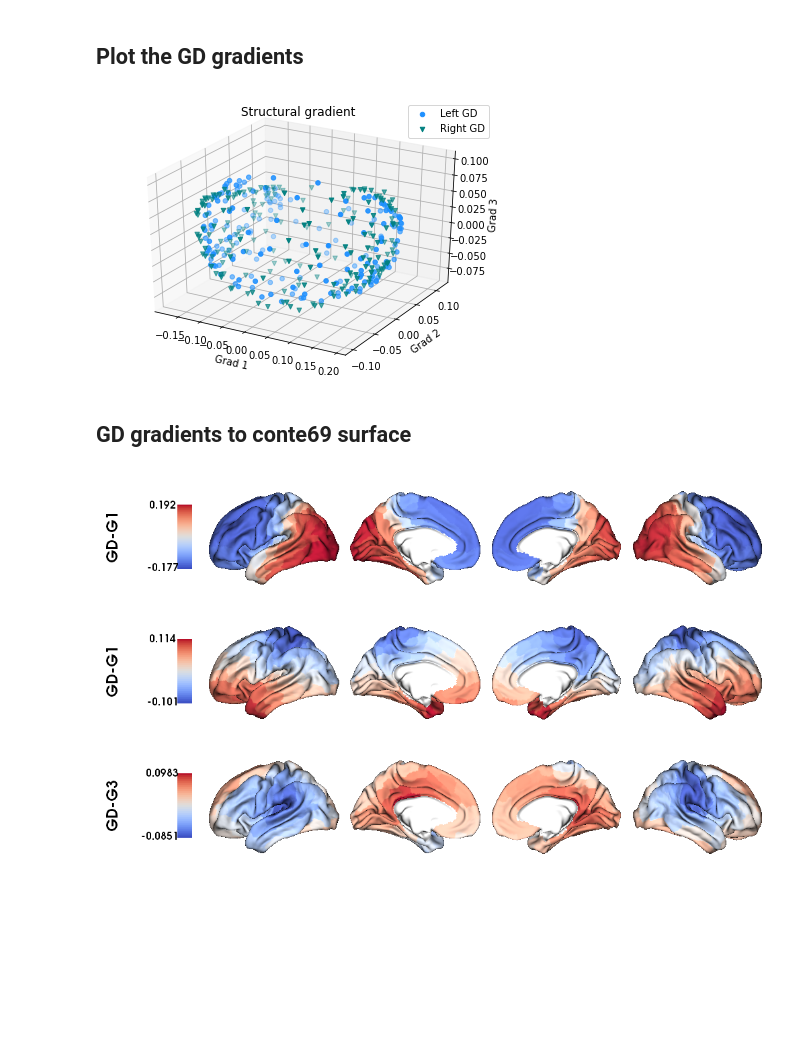
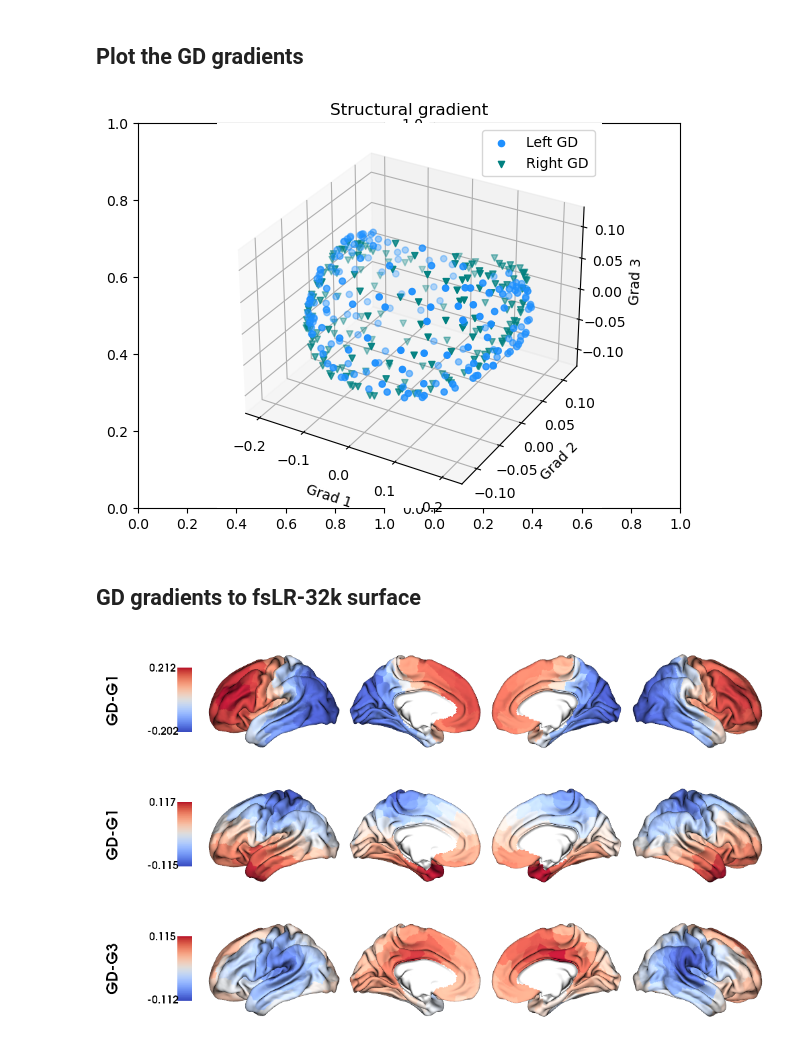
Before and after one commit to MICA-MNI/micapipe, a Jupyter notebook: docs/pages/04.gradients/tutorial_gradients.ipynb, the cells around one changed output. Cells and saved outputs as stored; diff of their text form; code cells hidden in the pictures; blank space fills up the shorter version.

```diff
--- a/docs/pages/04.gradients/tutorial_gradients.ipynb
+++ b/docs/pages/04.gradients/tutorial_gradients.ipynb
@@ -148,9 +170,11 @@ plot_hemispheres(c69_lh, c69_rh, array_name=grad, size=(1000, 600), cmap='coolwa
 # Structural gradients
 ## Load and slice the structural matrix
 # %%
+# Set the path to the the structural cortical connectome
+cnt_sc_cor = subjectDir + '/dwi/connectomes/' + subjectID + '_space-dwi_atlas-' + atlas + '_desc-iFOD2-40M-SIFT2_full-connectome.shape.gii'
+
 # Load the cortical connectome
-mtx_sc = np.loadtxt(subjectDir + '/dwi/connectomes/' + subjectID + '_space-dwi_atlas-' + atlas + '_desc-iFOD2-40M-SIFT2_cor-connectome.txt',
-                    dtype=np.float, delimiter=' ')
+mtx_sc = nib.load(cnt_sc_cor).darrays[0].data
 
 # Fill the lower triangle of the matrix
 mtx_sc = np.log(np.triu(mtx_sc,1)+mtx_sc.T)
@@ -223,9 +245,12 @@ plot_hemispheres(c69_lh, c69_rh, array_name=grad, size=(1000, 600), cmap='coolwa
 # MPC gradients
 ## Load and slice the MPC matrix
 # %%
+# Set the path to the the MPC cortical connectome
+mpc_acq='acq-T1map'
+cnt_mpc = subjectDir + f'/mpc/{mpc_acq}/' + subjectID + '_atlas-' + atlas + '_desc-MPC.shape.gii'
+
 # Load the cortical connectome
-mtx_mpc = np.loadtxt(subjectDir + '/anat/surfaces/micro_profiles/' + subjectID + '_space-fsnative_atlas-' + atlas + '_desc-MPC.txt',
-                     dtype=np.float, delimiter=' ')
+mtx_mpc = nib.load(cnt_mpc).darrays[0].data
 
 # Fill the lower triangle of the matrix
 MPC = np.triu(mtx_mpc,1)+mtx_mpc.T
@@ -282,23 +307,25 @@ plot_hemispheres(c69_lh, c69_rh, array_name=grad, size=(1000, 600), cmap='coolwa
 # Geodesic distance
 ## Load and slice the GD matrix
 # %%
+# Set the path to the the geodesic distance connectome
+cnt_gd = subjectDir + '/dist/' + subjectID + '_atlas-' + atlas + '_GD.shape.gii'
+
 # Load the cortical connectome
-mtx_gd = np.loadtxt(subjectDir + '/anat/surfaces/geo_dist/' + subjectID + '_space-fsnative_atlas-' + atlas + '_GD.txt',
-                    dtype=np.float, delimiter=' ')
+mtx_gd = nib.load(cnt_gd).darrays[0].data
 
 # Remove the Mediall Wall
 mtx_gd = np.delete(np.delete(mtx_gd, 0, axis=0), 0, axis=1)
-GD = np.delete(np.delete(mtx_gd, 200, axis=0), 200, axis=1)
+GD = np.delete(np.delete(mtx_gd, Ndim, axis=0), Ndim, axis=1)
 # %% [markdown]
 ## Calculate the GD gradients
 # %%
 # GD Left hemi
 gm_GD_L = GradientMaps(n_components=N, random_state=None, approach='dm', kernel='normalized_angle')
-gm_GD_L.fit(GD[0:200, 0:200], sparsity=0.8)
+gm_GD_L.fit(GD[0:Ndim, 0:Ndim], sparsity=0.8)
 
 # GD Right hemi
 gm_GD_R = GradientMaps(n_components=N, alignment='procrustes', kernel='normalized_angle'); # align right hemi to left hemi
-gm_GD_R.fit(GD[200:400, 200:400], sparsity=0.8, reference=gm_GD_L.gradients_)
+gm_GD_R.fit(GD[Ndim:Ndim*2, Ndim:Ndim*2], sparsity=0.8, reference=gm_GD_L.gradients_)
 # %% [output]
 GradientMaps(alignment='procrustes', kernel='normalized_angle')
 # %% [markdown]
@@ -306,44 +333,44 @@ GradientMaps(alignment='procrustes', kernel='normalized_angle')
 # %%
 # plot the gradients
 g1=gm_GD_L.gradients_[:, 0]
 g2=gm_GD_L.gradients_[:, 1]
 g3=gm_GD_L.gradients_[:, 2]
 # plot the gradients
-g1R=gm_GD_R.gradients_[:, 0]
-g2R=gm_GD_R.gradients_[:, 1]
-g3R=gm_GD_R.gradients_[:, 2]
+g1R=gm_GD_R.aligned_[:, 0]
+g2R=gm_GD_R.aligned_[:, 1]
+g3R=gm_GD_R.aligned_[:, 2]
 
 # Creating figure
 fig = plt.subplots(1, 2, figsize = (7, 5))
 ax = plt.axes(projection ="3d")
 
 # Creating plot
 ax.scatter3D(g1, g2, g3, color = 'dodgerblue')
 ax.scatter3D(g1R, g2R, g3R, color = 'teal', marker='v')
 plt.title("Structural gradient")
 ax.legend(['Left GD', 'Right GD'])
 ax.set_xlabel('Grad 1')
 ax.set_ylabel('Grad 2')
 ax.set_zlabel('Grad 3')
 
 # show plot
 plt.show()
 # %% [output]
-[figure, old version]
+[figure, new version]
 # %% [markdown]
-## GD gradients to conte69 surface
+## GD gradients to fsLR-32k surface
 # %%
 # Left and right gradients concatenated
-GD_gradients = np.concatenate((gm_GD_L.gradients_, gm_GD_R.gradients_), axis=0)
+GD_gradients = np.concatenate((gm_GD_L.gradients_, gm_GD_R.aligned_), axis=0)
 
 # Map gradients to original parcels
 grad = [None] * 3
 for i, g in enumerate(GD_gradients.T[0:3,:]):
-    grad[i] = map_to_labels(g, labels_c69, fill=np.nan, mask=mask_c69)
+    grad[i] = map_to_labels(g, labels_f32k, fill=np.nan, mask=mask_f32k)
 
 # Plot Gradients
-plot_hemispheres(c69_lh, c69_rh, array_name=grad, size=(1000, 600), cmap='coolwarm',
+plot_hemispheres(f32k_lh, f32k_rh, array_name=grad, size=(1000, 600), cmap='coolwarm',
                  embed_nb=True,  label_text={'left':['GD-G1', 'GD-G1','GD-G3']}, color_bar='left',
                  zoom=1.25, nan_color=(1, 1, 1, 1))
 # %% [output]
-[figure, old version]
+[figure, new version]
```
Also changed, not shown: parts of 23 cells of this notebook, 7 other files.
